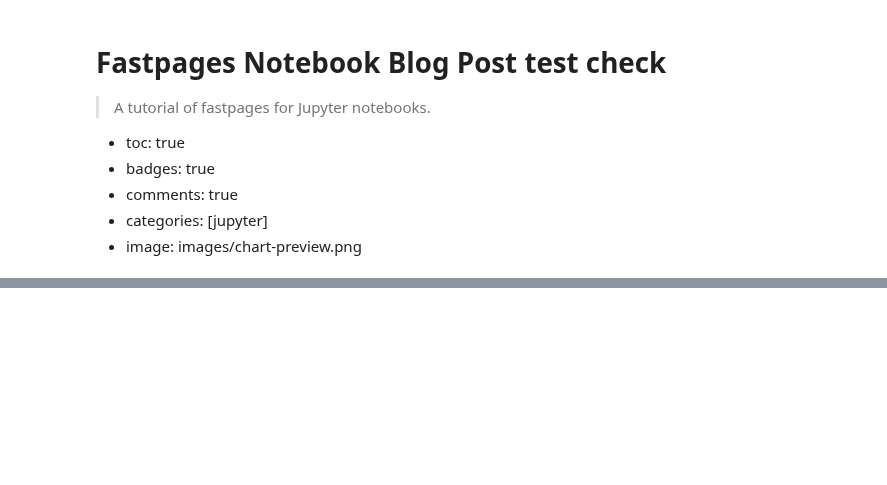
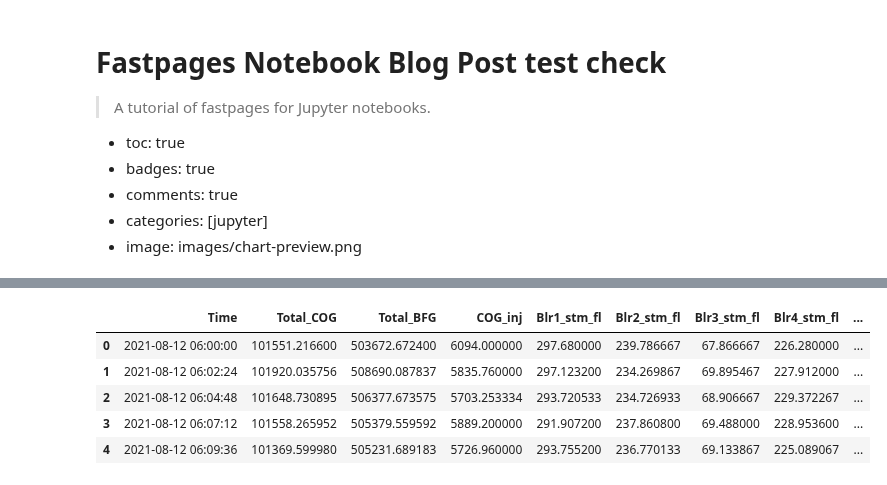
Before and after one commit to mldurga/easydl, a Jupyter notebook: _notebooks/2020-02-20-test.ipynb, the cells around one changed output, grey strips where cells are left out. Drawn from its saved outputs; the diff is of its cells as text; code cells hidden in the pictures; blank space fills up the shorter version.

```diff
--- a/_notebooks/2020-02-20-test.ipynb
+++ b/_notebooks/2020-02-20-test.ipynb
@@ -294,0 +106,47 @@ And another {% fn 2 %}
+# %%
+columns=['Time', 'Total_COG',
+       'Total_BFG',
+       'COG_inj',
+       'Blr1_stm_fl',
+       'Blr2_stm_fl',
+       'Blr3_stm_fl',
+       'Blr4_stm_fl',
+       'Blr5_stm_fl', 'Blr6_stm_fl',
+       'Blr1_COG_fl',
+       'Blr2_COG_fl',
+       'Blr3_COG_fl',
+       'Blr4_COG_fl',
+       'Blr5_COG_fl',
+       'Blr5_BFG_fl',
+       'Blr4_BFG_fl',
+       'Blr3_BFG_fl',
+       'Blr1_BFG_fl',
+       'Blr2_BFG_fl',
+       'Blr6_BFG_fl', 'ActPower_TG1',
+       'ActPower_TG2', 'ActPower_TG3',
+       'ActPower_TG4', 'ActPower_TG5',
+       'ActPower_BPTG1', 'ActPower_BPTG2',
+       'ActPower_GETS2', 'ActPower_GETS1',
+       'ActPower_COB4', 'ActPower_SHRPP', 'ActPower_TRT',
+       'ActPower_PP2', 'ActPower_TOTAL',
+       'IMPORT', 'EXPORT',
+       'BF1_COLD_BLAST',
+       'BF2_COLD_BLAST',
+       'BF3_COLD_BLAST',
+       'PP2_Blr1_stm_fl',
+       'PP2_Blr2_stm_fl',
+       'PP2_Blr2_COG_fl',
+       'PP2_Blr1_COG_fl',
+       'PP2_Blr1_BFG_fl',
+       'PP2_Blr2_BFG_fl']
+# %%
+df1.columns=columns
+# %%
+df1.head()
+# %% [output]
+|  | Time | Total_COG | Total_BFG | COG_inj | Blr1_stm_fl | Blr2_stm_fl | Blr3_stm_fl | Blr4_stm_fl | ... |
+| 0 | 2021-08-12 06:00:00 | 101551.216600 | 503672.672400 | 6094.000000 | 297.680000 | 239.786667 | 67.866667 | 226.280000 | ... |
+| 1 | 2021-08-12 06:02:24 | 101920.035756 | 508690.087837 | 5835.760000 | 297.123200 | 234.269867 | 69.895467 | 227.912000 | ... |
+| 2 | 2021-08-12 06:04:48 | 101648.730895 | 506377.673575 | 5703.253334 | 293.720533 | 234.726933 | 68.906667 | 229.372267 | ... |
+| 3 | 2021-08-12 06:07:12 | 101558.265952 | 505379.559592 | 5889.200000 | 291.907200 | 237.860800 | 69.488000 | 228.953600 | ... |
+| 4 | 2021-08-12 06:09:36 | 101369.599980 | 505231.689183 | 5726.960000 | 293.755200 | 236.770133 | 69.133867 | 225.089067 | ... |
```
Also changed, not shown: parts of 47 cells of this notebook.
